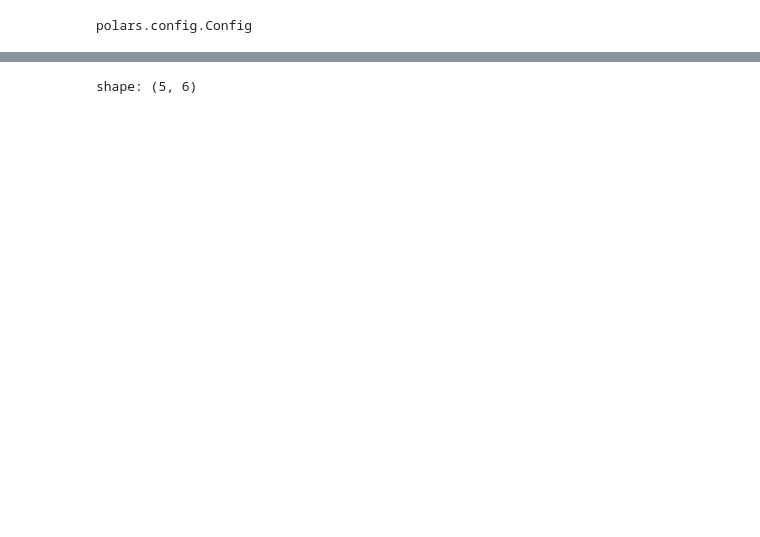
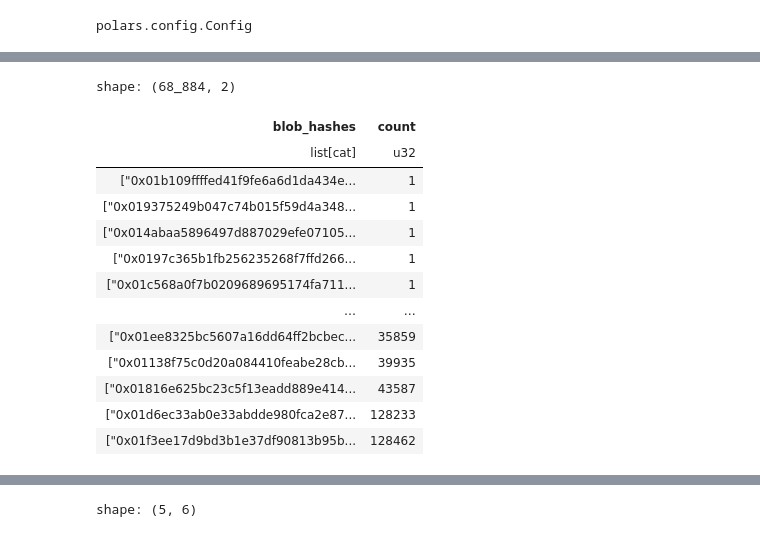
Before and after one commit to Evan-Kim2028/eip4844_blob_data, a Jupyter notebook: analysis/blob_mempool/blob_mempool_all.ipynb, the cells around one changed output, grey strips where cells are left out. Saved outputs shown, nothing was run; the diff lists cells and outputs as text; code cells hidden in the pictures; blank space fills up the shorter version.

```diff
--- a/analysis/blob_mempool/blob_mempool_all.ipynb
+++ b/analysis/blob_mempool/blob_mempool_all.ipynb
@@ -16,0 +39,18 @@ df = pl.read_parquet("all_blob_analysis_3w.parquet")
+# %%
+# code that lets me count the blob_hash list
+df.group_by(pl.col('blob_hashes').cast(pl.List(pl.Categorical))).agg(pl.len().alias('count')).sort(by='count')
+# %% [output]
+shape: (68_884, 2)
+| blob_hashes | count |
+| list[cat] | u32 |
+| ["0x01b109ffffed41f9fe6a6d1da434e... | 1 |
+| ["0x019375249b047c74b015f59d4a348... | 1 |
+| ["0x014abaa5896497d887029efe07105... | 1 |
+| ["0x0197c365b1fb256235268f7ffd266... | 1 |
+| ["0x01c568a0f7b0209689695174fa711... | 1 |
+| … | … |
+| ["0x01ee8325bc5607a16dd64ff2bcbec... | 35859 |
+| ["0x01138f75c0d20a084410feabe28cb... | 39935 |
+| ["0x01816e625bc23c5f13eadd889e414... | 43587 |
+| ["0x01d6ec33ab0e33abdde980fca2e87... | 128233 |
+| ["0x01f3ee17d9bd3b1e37df90813b95b... | 128462 |
```
Also changed, not shown: parts of 6 cells of this notebook, 6 other files.
